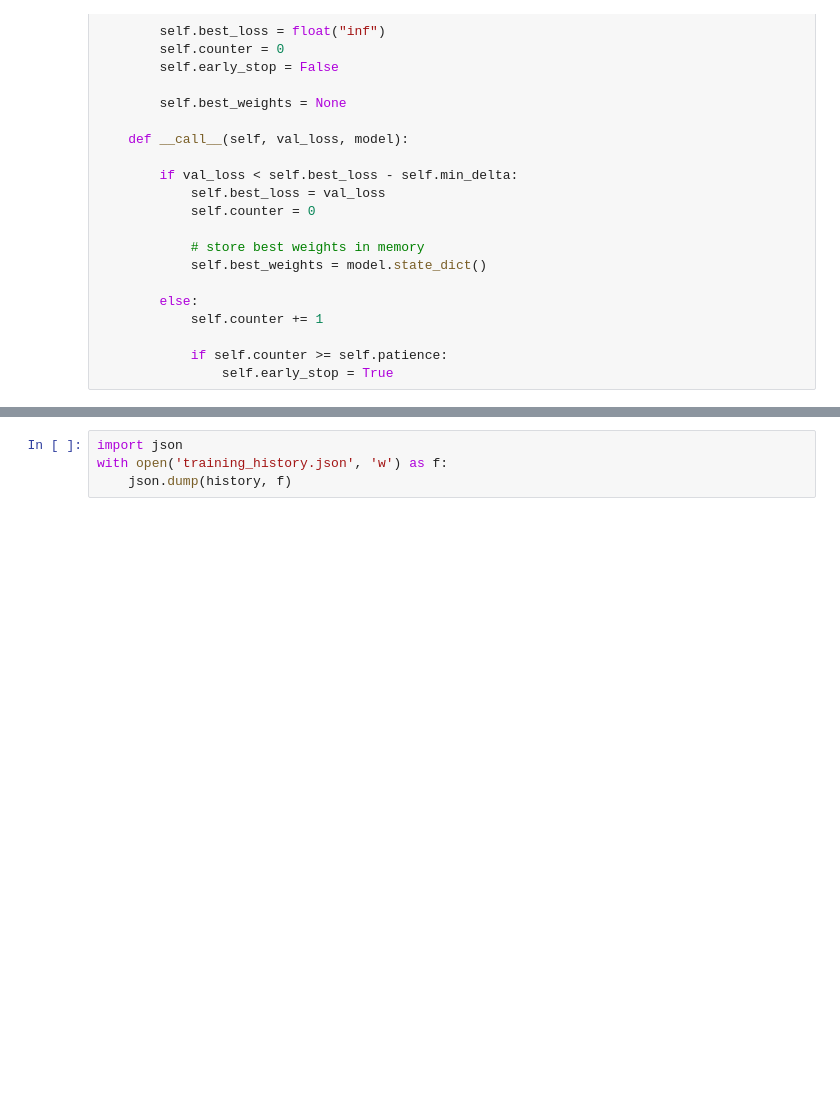
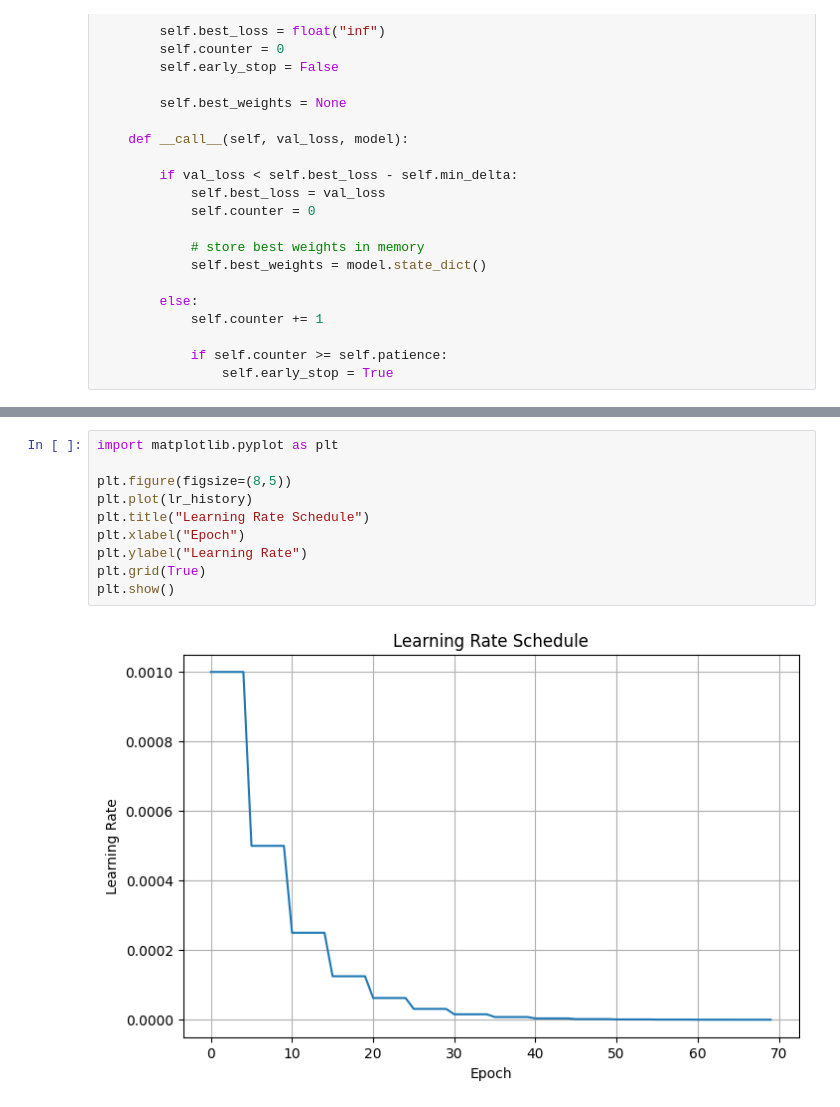
Before and after one commit to lottelaan98/ComputerVision_Assign3, a Jupyter notebook: cnn.ipynb, the cells around one changed output, grey strips where cells are left out. Cells and saved outputs as stored; diff of their text form; blank space fills up the shorter version.

```diff
--- a/cnn.ipynb
+++ b/cnn.ipynb
@@ -317,6 +339,14 @@ Early stopping triggered for LeNet5_Dropout
 
 Training complete!
-# %%
-import json
-with open('training_history.json', 'w') as f:
-    json.dump(history, f)
+# %%
+import matplotlib.pyplot as plt
+
+plt.figure(figsize=(8,5))
+plt.plot(lr_history)
+plt.title("Learning Rate Schedule")
+plt.xlabel("Epoch")
+plt.ylabel("Learning Rate")
+plt.grid(True)
+plt.show()
+# %% [output]
+[figure, added]
```
Also changed, not shown: parts of 17 cells of this notebook, 1 other file.
